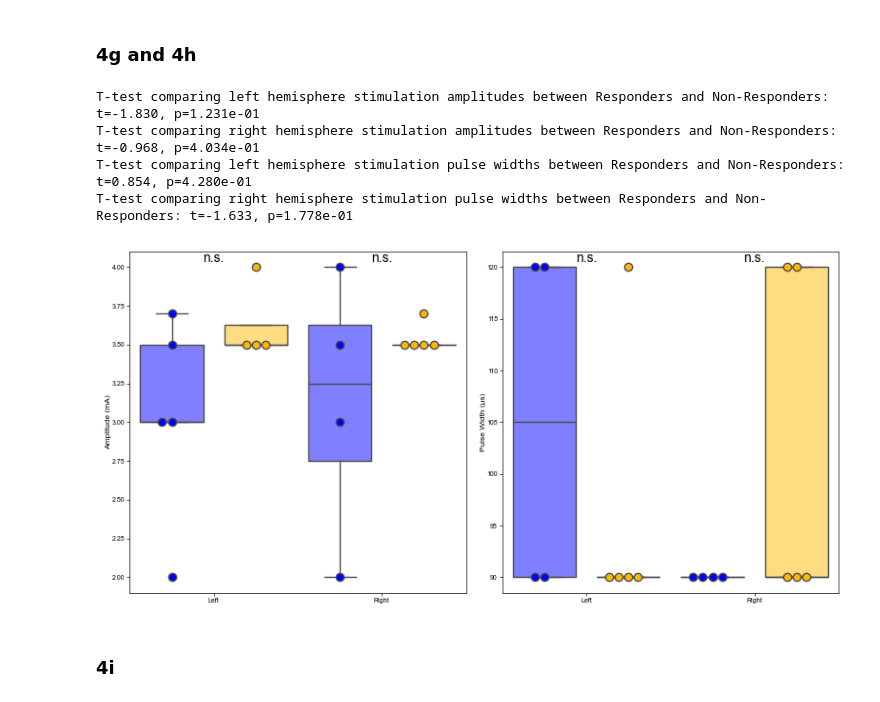
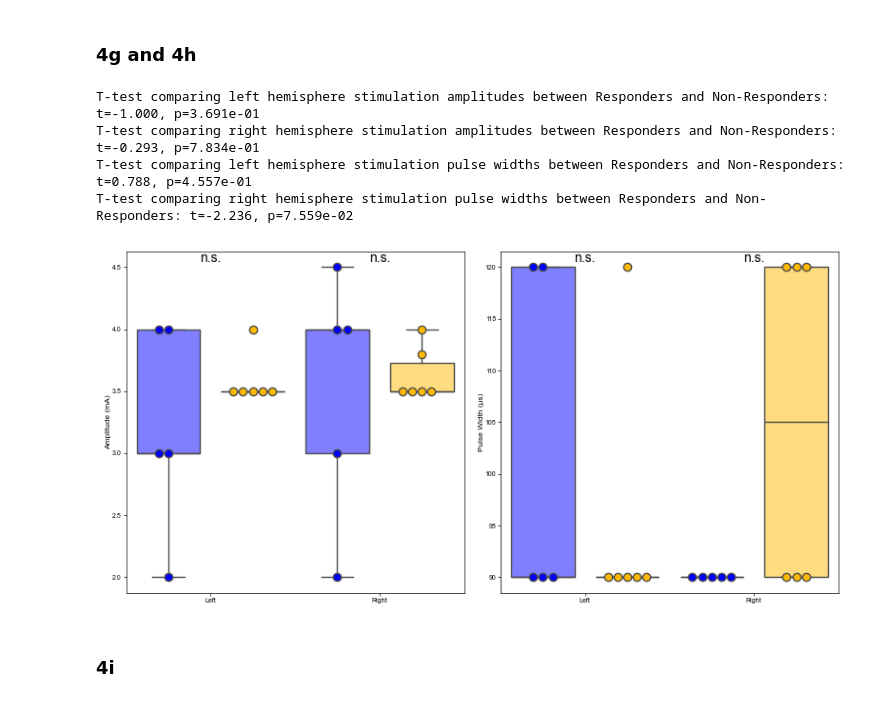
Before and after one commit to ProvenzaLab/PerceptPredictability, a Jupyter notebook: process_data.ipynb, the cells around one changed output. Cells and saved outputs as stored; diff of their text form; code cells hidden in the pictures.

```diff
--- a/process_data.ipynb
+++ b/process_data.ipynb
@@ -581,8 +578,6 @@ max_num_pts = 0
 df.sort_values(by=['pt_id', 'dummy_timestamp'], inplace=True)
 for ax, response_status in zip(axs, ['Responder', 'Non-Responder', 'Unknown']):
     plot_df = df.dropna(subset=feature).query('response_status == @response_status').copy()
-    if response_status == 'Non-Responder':
-        plot_df = pd.concat([plot_df, df.dropna(subset=feature).query('pt_id == "B014"')]) # relapse patient with both responder and non-responder class values
 
     max_num_pts = max(max_num_pts, plot_df['pt_id'].nunique())
     for i, (pt_id, pt_df) in enumerate(plot_df.groupby('pt_id', sort=True)):
@@ -693,6 +688,7 @@ for i, response_status in enumerate(['Responder', 'Non-Responder', 'Unknown']):
     predbs_vals = plot_df_daily.query('state_label_str == "Pre-DBS"')[feature]
     predbs_weights = []
     neff_predbs_total = 0.0
+    pt_ids = set()
     for pt_id, pt_df in plot_df_daily.groupby('pt_id'):
         pt_predbs = pt_df.query('state_label_str == "Pre-DBS"')
         num_predbs = pt_predbs[feature].shape[0]
@@ -702,6 +698,7 @@ for i, response_status in enumerate(['Responder', 'Non-Responder', 'Unknown']):
                 neff_predbs_total += compute_neff(pt_predbs['days_since_dbs'].values, pt_predbs[feature].values)
             else:
                 neff_predbs_total += num_predbs
+        pt_ids.add(pt_id)
     postdbs_vals = plot_df_daily.query('state_label_str == @response_status')[feature]
     postdbs_weights = []
     neff_postdbs_total = 0.0
@@ -714,6 +711,8 @@ for i, response_status in enumerate(['Responder', 'Non-Responder', 'Unknown']):
                 neff_postdbs_total += compute_neff(pt_postdbs['days_since_dbs'].values, pt_postdbs[feature].values)
             else:
                 neff_postdbs_total += num_postdbs
+        pt_ids.add(pt_id)
+    print(response_status, len(pt_ids))
 
     counts_predbs, _ = np.histogram(predbs_vals, bins=bins, density=True, weights=predbs_weights)
     counts_predbs /= counts_predbs.max() * 2.5
@@ -770,8 +772 @@ Pooled stats for Unknown: t=4.811, p=2.63e-05, dof=36.3, n1=30, n2=327
 | 2 | Unknown | 30 | 327 | 36.302438 | 4.811175 | 2.625573e-05 | (0.10263242607605093, 0.252138818... | 0.820287 | ... |
-# %%
-avg_r2s = []
-for pt_id, pt_df in df.groupby('pt_id', sort=False):
-    avg_r2 = pt_df.dropna(subset=['lfp_left_OvER_interpolate_R2']).groupby('days_since_dbs').first()['lfp_left_OvER_interpolate_R2'].mean()
-    if not np.isnan(avg_r2):
-        avg_r2s.append(avg_r2)
-print(f'Average R^2 across all patients: {np.mean(avg_r2s):.3f} ± {np.std(avg_r2s):.3f}')
@@ -789,10 +782,12 @@ alpha = 0.8  # transparency for insides of the scatter points
 feature = f'lfp_left_OvER_interpolate_R2'
 postdbs_query_string = f'(days_since_dbs > 0) and (state_label_str in ["Unknown", "Responder", "Non-Responder"])'
 clothesline_df = df.dropna(subset=[feature, 'response_status', 'state_label_str'], how='any').copy()
+predbs_r2s = []
 
 r_deltas, nr_deltas = [], []
 for pt_id, pt_df in clothesline_df.groupby('pt_id'):
     pre_dbs_y = pt_df.query(f'state_label_str == "Pre-DBS"')[feature].mean()
+    predbs_r2s.append(pre_dbs_y)
     response_state = pt_df['response_status'].iloc[0]
     post_dbs_y = pt_df.query(postdbs_query_string)[feature].mean()
     delta_y = post_dbs_y - pre_dbs_y
@@ -829,4 +824,6 @@ axs[1].set(
 fig.tight_layout()
 plt.savefig('figures/2c_d.svg', bbox_inches='tight', pad_inches=0)
 plt.show()
+
+print(rf'µ={np.nanmean(predbs_r2s):.3e}, σ={np.nanstd(predbs_r2s):.3e}')
 # %% [output]
@@ -1424,20 +1428,50 @@ T-test between responders and non-responders: t=-3.07, p=1.697e-02
 r_left_amps, r_right_amps, nr_left_amps, nr_right_amps = [], [], [], []
 r_left_pws, r_right_pws, nr_left_pws, nr_right_pws = [], [], [], []
 for pt_id in (nr_pts + r_pts):
-    pt_df = df.query('pt_id == @pt_id and days_since_dbs == 14').copy()
+    pt_df = df.query('pt_id == @pt_id and 0 < days_since_dbs <= 14').copy()
     if pt_df.empty:
         continue
     response_status = pt_df['response_status'].iloc[0]
     left_amp = pt_df['stim_left'].max()
+    if np.isnan(left_amp):
+        print(pt_id, 'left amp')
+
     right_amp = pt_df['stim_right'].max()
+    if np.isnan(right_amp):
+        match pt_id:
+            case 'B004':
+                right_amp = 4.5
+            case 'B008':
+                right_amp = 4.0
+    if np.isnan(right_amp):
+        print(pt_id, 'right amp')
+
     try:
         left_pw = pt_df.dropna(subset='active_left_pulse_width').iloc[-1]['active_left_pulse_width']
     except IndexError:
-        left_pw = np.nan
+        match pt_id:
+            case 'B008':
+                left_pw = 90
+            case 'B013':
+                left_pw = 90
+            case _:
+                left_pw = np.nan
+    if np.isnan(left_pw):
+        print(pt_id, 'left pw')
+
     try:
         right_pw = pt_df.dropna(subset='active_right_pulse_width').iloc[-1]['active_right_pulse_width']
     except IndexError:
-        right_pw = np.nan
+        match pt_id:
+            case 'B008':
+                right_pw = 120
+            case 'B013':
+                right_pw = 90
+            case _:
+                right_pw = np.nan
+    if np.isnan(right_pw):
+        print(pt_id, 'right pw')
+
     if response_status == 'Responder':
         if not np.isnan(left_amp):
             r_left_amps.append(left_amp)
@@ -1476,38 +1510,38 @@ print(f'T-test comparing right hemisphere stimulation pulse widths between Respo
 fig, axs = plt.subplots(ncols=2, figsize=(8, 4))
 plot_box_and_swarmplot(0, r_left_amps, axs[0], color=COL_PAL['Responder'], alpha=0.5)
 plot_box_and_swarmplot(1, nr_left_amps, axs[0], color=COL_PAL['Non-Responder'], alpha=0.5)
 plot_box_and_swarmplot(2, r_right_amps, axs[0], color=COL_PAL['Responder'], alpha=0.5)
 plot_box_and_swarmplot(3, nr_right_amps, axs[0], color=COL_PAL['Non-Responder'], alpha=0.5)
 plot_box_and_swarmplot(0, r_left_pws, axs[1], color=COL_PAL['Responder'], alpha=0.5)
 plot_box_and_swarmplot(1, nr_left_pws, axs[1], color=COL_PAL['Non-Responder'], alpha=0.5)
 plot_box_and_swarmplot(2, r_right_pws, axs[1], color=COL_PAL['Responder'], alpha=0.5)
 plot_box_and_swarmplot(3, nr_right_pws, axs[1], color=COL_PAL['Non-Responder'], alpha=0.5)
 
 axs[0].text(0.5, 1, left_amp_asterisk_str, ha='center', va='top', transform=axs[0].get_xaxis_transform())
 axs[0].text(2.5, 1, right_amp_asterisk_str, ha='center', va='top', transform=axs[0].get_xaxis_transform())
 axs[1].text(0.5, 1, left_pw_asterisk_str, ha='center', va='top', transform=axs[1].get_xaxis_transform())
 axs[1].text(2.5, 1, right_pw_asterisk_str, ha='center', va='top', transform=axs[1].get_xaxis_transform())
 
 axs[0].set(
     xticks=[0.5, 2.5],
     xticklabels=['Left', 'Right'],
     ylabel='Amplitude (mA)',
 )
 axs[1].set(
     xticks=[0.5, 2.5],
     xticklabels=['Left', 'Right'],
     ylabel='Pulse Width (µs)',
 )
 
 fig.tight_layout()
 fig.savefig('figures/4g_h.svg', bbox_inches='tight', pad_inches=0)
 plt.show()
 # %% [output]
-T-test comparing left hemisphere stimulation amplitudes between Responders and Non-Responders: t=-1.830, p=1.231e-01
-T-test comparing right hemisphere stimulation amplitudes between Responders and Non-Responders: t=-0.968, p=4.034e-01
-T-test comparing left hemisphere stimulation pulse widths between Responders and Non-Responders: t=0.854, p=4.280e-01
-T-test comparing right hemisphere stimulation pulse widths between Responders and Non-Responders: t=-1.633, p=1.778e-01
+T-test comparing left hemisphere stimulation amplitudes between Responders and Non-Responders: t=-1.000, p=3.691e-01
+T-test comparing right hemisphere stimulation amplitudes between Responders and Non-Responders: t=-0.293, p=7.834e-01
+T-test comparing left hemisphere stimulation pulse widths between Responders and Non-Responders: t=0.788, p=4.557e-01
+T-test comparing right hemisphere stimulation pulse widths between Responders and Non-Responders: t=-2.236, p=7.559e-02
-[figure, old version]
+[figure, new version]
 # %% [markdown]
 ### 4i
 # %%
```
Also changed, not shown: parts of 13 cells of this notebook.
